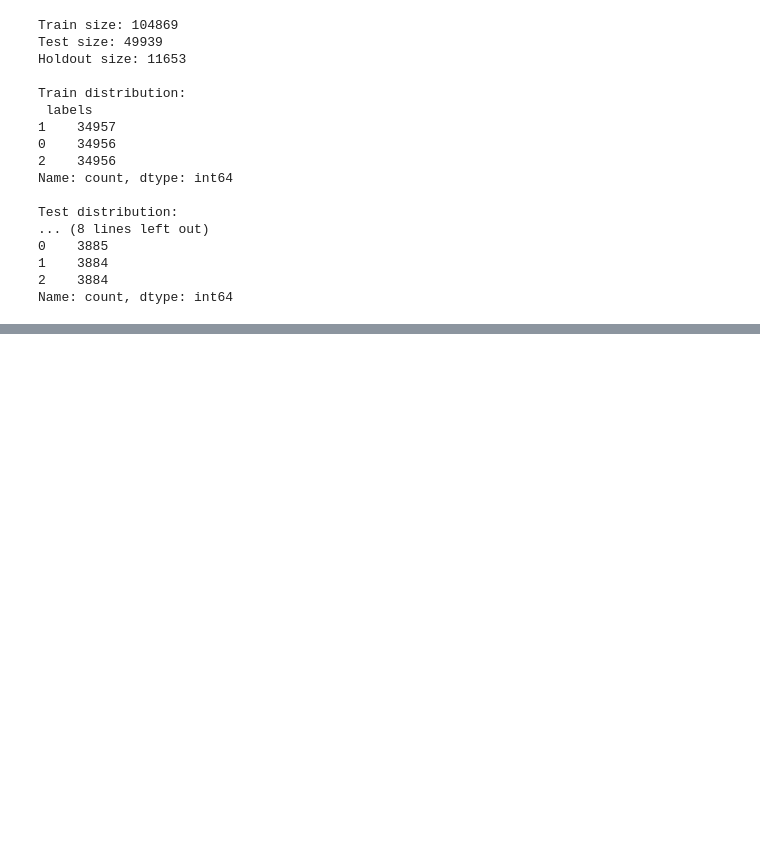
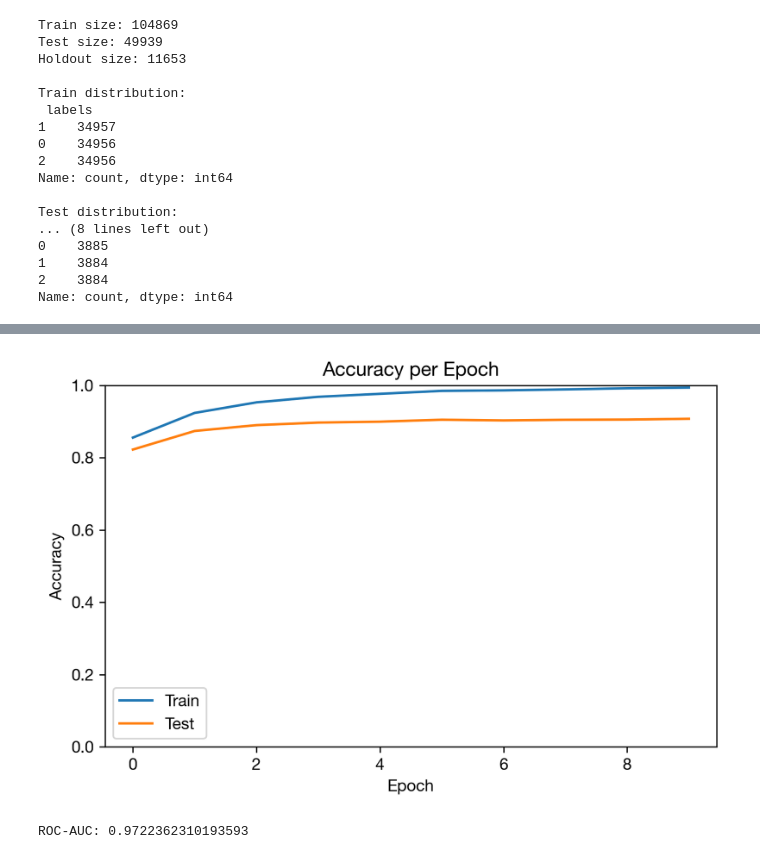
Before and after one commit to JVitorCarv/mini-projeto-2, a Jupyter notebook: notebook.ipynb, the cells around one changed output, grey strips where cells are left out. Cells and saved outputs as stored; diff of their text form; code cells hidden in the pictures; blank space fills up the shorter version.

```diff
--- a/notebook.ipynb
+++ b/notebook.ipynb
@@ -189,0 +564,4 @@ Name: count, dtype: int64
+# %%
+lstm_results = train_and_save_best(
+    LSTMClassifier, "LSTM (Bidirectional)", bidirectional=True
+)
@@ -189,0 +581,19 @@ Name: count, dtype: int64
+# %%
+# Plot accuracy
+plt.figure(figsize=(6, 4))
+plt.plot(lstm_results["train_accuracies"], label="Train")
+plt.plot(lstm_results["test_accuracies"], label="Test")
+plt.title("Accuracy per Epoch")
+plt.xlabel("Epoch")
+plt.ylabel("Accuracy")
+plt.ylim(0, 1)
+plt.legend()
+plt.tight_layout()
+plt.show()
+# %% [output]
+[figure, added]
+# %%
+# Print ROC-AUC
+print("ROC-AUC:", lstm_results["roc_auc"])
+# %% [output]
+ROC-AUC: 0.9722362310193593
```
Also changed, not shown: parts of 29 cells of this notebook, 4 other files.
